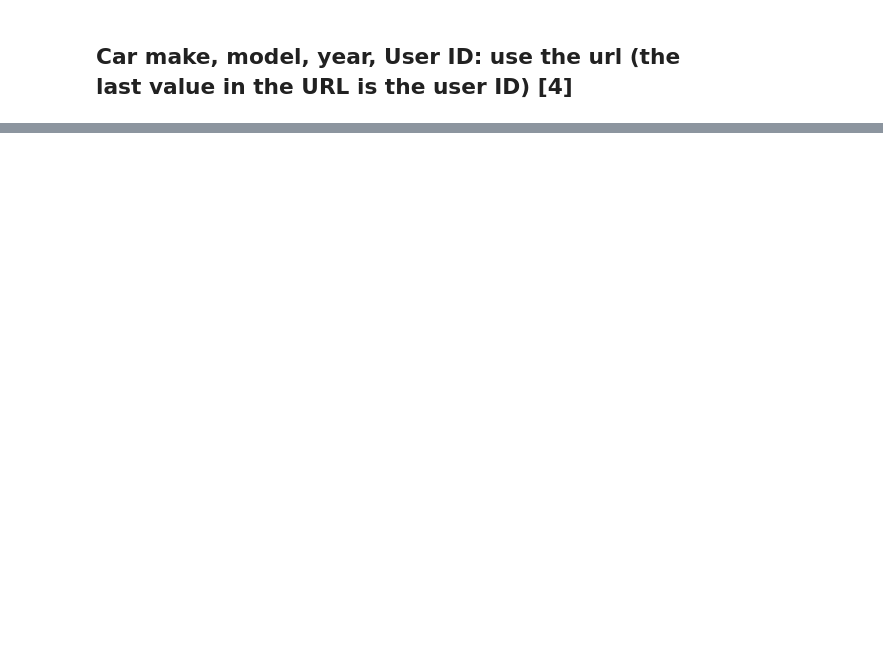
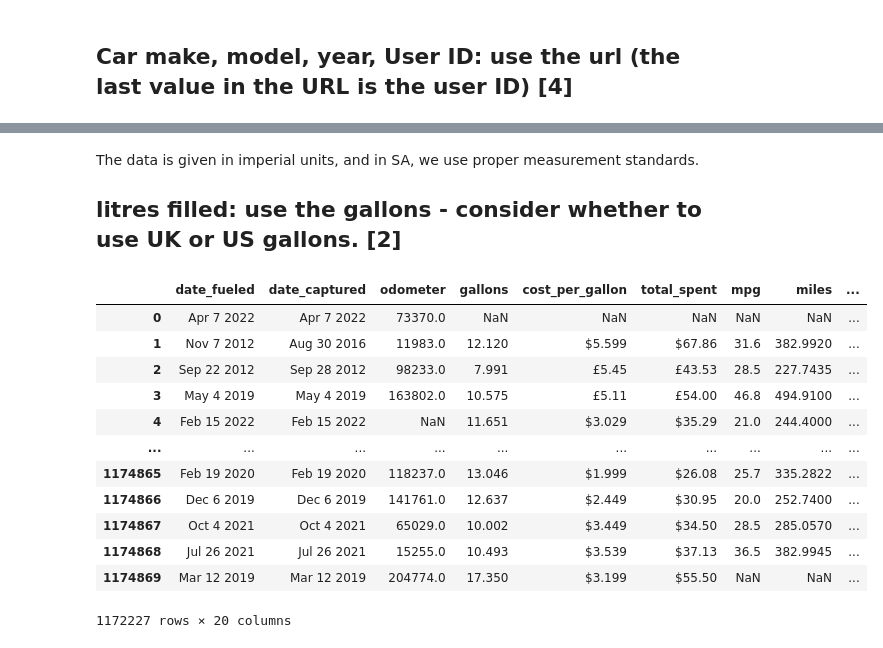
Before and after one commit to WitsPram/IDVE-assignment, a Jupyter notebook: cleaning.ipynb, the cells around one changed output, grey strips where cells are left out. Cells and saved outputs as stored; diff of their text form; code cells hidden in the pictures; blank space fills up the shorter version.

```diff
--- a/cleaning.ipynb
+++ b/cleaning.ipynb
@@ -643,0 +650,28 @@ memory usage: 149.1+ MB
+# %% [markdown]
+The data is given in imperial units, and in SA, we use proper measurement standards.
+## litres filled: use the gallons - consider whether to use UK or US gallons. [2]
+# %%
+# Step 1: convert gallons to litres (UK gallons)
+df["litres_filled"] = df["gallons"] * 4.54609
+
+# Step 2: convert miles to km
+df["km_driven"] = df["miles"] * 1.60934
+
+# Step 3: calculate litres per 100 km
+df["litres_per_100km"] = (df["litres_filled"] / df["km_driven"]) * 100
+
+df
+# %% [output]
+|  | date_fueled | date_captured | odometer | gallons | cost_per_gallon | total_spent | mpg | miles | ... |
+| 0 | Apr 7 2022 | Apr 7 2022 | 73370.0 | NaN | NaN | NaN | NaN | NaN | ... |
+| 1 | Nov 7 2012 | Aug 30 2016 | 11983.0 | 12.120 | $5.599 | $67.86 | 31.6 | 382.9920 | ... |
+| 2 | Sep 22 2012 | Sep 28 2012 | 98233.0 | 7.991 | £5.45 | £43.53 | 28.5 | 227.7435 | ... |
+| 3 | May 4 2019 | May 4 2019 | 163802.0 | 10.575 | £5.11 | £54.00 | 46.8 | 494.9100 | ... |
+| 4 | Feb 15 2022 | Feb 15 2022 | NaN | 11.651 | $3.029 | $35.29 | 21.0 | 244.4000 | ... |
+| ... | ... | ... | ... | ... | ... | ... | ... | ... | ... |
+| 1174865 | Feb 19 2020 | Feb 19 2020 | 118237.0 | 13.046 | $1.999 | $26.08 | 25.7 | 335.2822 | ... |
+| 1174866 | Dec 6 2019 | Dec 6 2019 | 141761.0 | 12.637 | $2.449 | $30.95 | 20.0 | 252.7400 | ... |
+| 1174867 | Oct 4 2021 | Oct 4 2021 | 65029.0 | 10.002 | $3.449 | $34.50 | 28.5 | 285.0570 | ... |
+| 1174868 | Jul 26 2021 | Jul 26 2021 | 15255.0 | 10.493 | $3.539 | $37.13 | 36.5 | 382.9945 | ... |
+| 1174869 | Mar 12 2019 | Mar 12 2019 | 204774.0 | 17.350 | $3.199 | $55.50 | NaN | NaN | ... |
+1172227 rows × 20 columns
```
Also changed, not shown: parts of 13 cells of this notebook.
